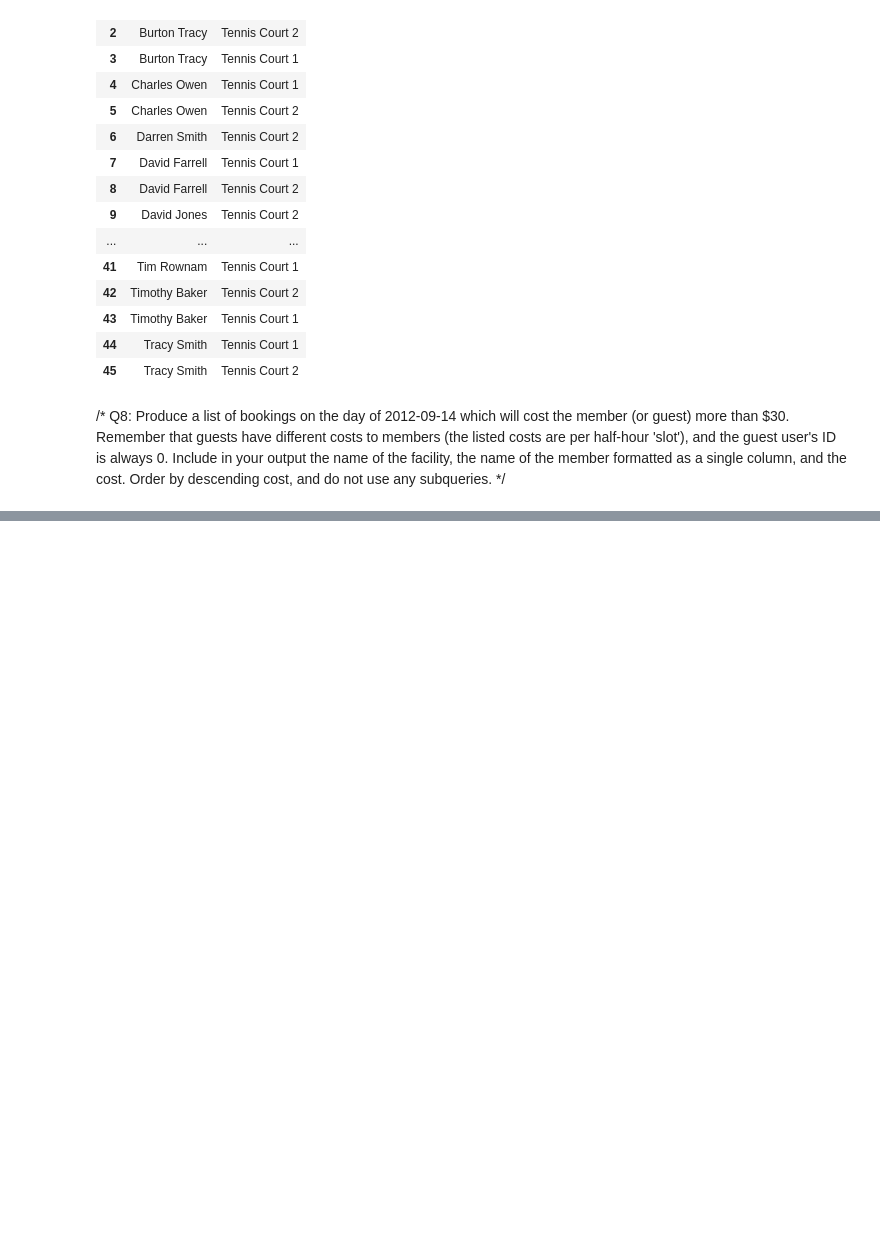
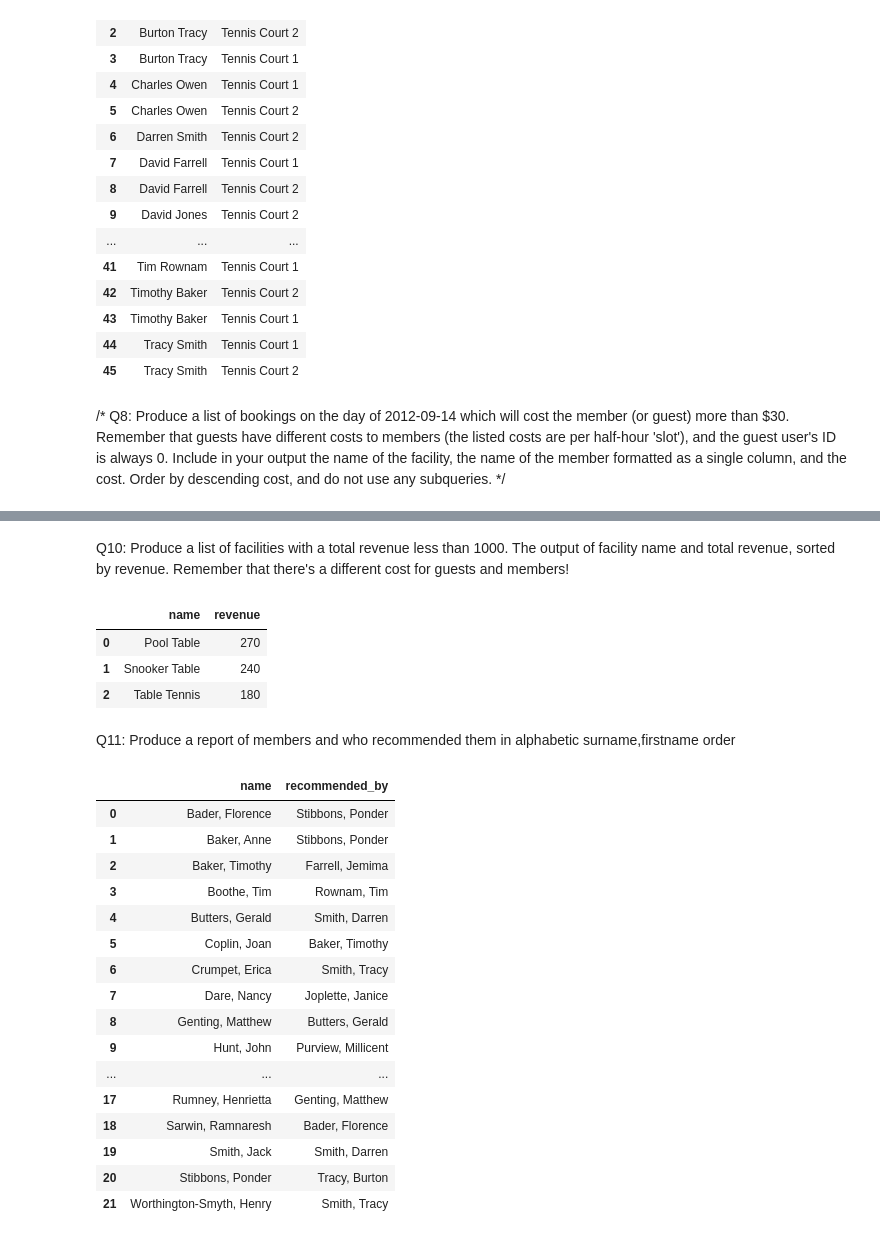
Before and after one commit to rafogi/sqlLite, a Jupyter notebook: SQLFiles Tier 2/Untitled.ipynb, the cells around one changed output, grey strips where cells are left out. Saved outputs shown, nothing was run; the diff lists cells and outputs as text; code cells hidden in the pictures; blank space fills up the shorter version.

```diff
--- a/SQLFiles Tier 2/Untitled.ipynb
+++ b/SQLFiles Tier 2/Untitled.ipynb
@@ -176,0 +247,70 @@ Order by descending cost, and do not use any subqueries. */
+# %% [markdown]
+Q10: Produce a list of facilities with a total revenue less than 1000.
+The output of facility name and total revenue, sorted by revenue. Remember
+that there's a different cost for guests and members!
+# %%
+#facilities < 1000 revenue
+#facility name , total revenue
+#sorted by revenue
+
+query = '''
+
+WITH book_sub AS (
+SELECT  *,
+CASE WHEN m.memid = 0 THEN f.guestcost * b.slots
+ELSE f.membercost * b.slots END AS booking_cost
+FROM Members as m
+inner join Bookings as b
+ON m.memid = b.memid
+inner join Facilities as f
+ON b.facid = f.facid
+)
+SELECT name, SUM(booking_cost) as revenue
+FROM book_sub
+GROUP BY name
+HAVING revenue < 1000
+order by revenue DESC;
+
+
+
+'''
+
+df10 = pd.read_sql_query(query, con)
+df10
+# %% [output]
+|  | name | revenue |
+| 0 | Pool Table | 270 |
+| 1 | Snooker Table | 240 |
+| 2 | Table Tennis | 180 |
+# %% [markdown]
+Q11: Produce a report of members and who recommended them in alphabetic surname,firstname order
+# %%
+
+query = '''
+SELECT m1.surname ||', ' ||m1.firstname AS name, m2.surname ||', ' ||m2.firstname AS recommended_by
+FROM Members as m1
+LEFT JOIN Members as m2
+WHERE m1.recommendedby = m2.memid
+ORDER BY name;
+'''
+
+df11 = pd.read_sql_query(query, con)
+df11
+# %% [output]
+|  | name | recommended_by |
+| 0 | Bader, Florence | Stibbons, Ponder |
+| 1 | Baker, Anne | Stibbons, Ponder |
+| 2 | Baker, Timothy | Farrell, Jemima |
+| 3 | Boothe, Tim | Rownam, Tim |
+| 4 | Butters, Gerald | Smith, Darren |
+| 5 | Coplin, Joan | Baker, Timothy |
+| 6 | Crumpet, Erica | Smith, Tracy |
+| 7 | Dare, Nancy | Joplette, Janice |
+| 8 | Genting, Matthew | Butters, Gerald |
+| 9 | Hunt, John | Purview, Millicent |
+| ... | ... | ... |
+| 17 | Rumney, Henrietta | Genting, Matthew |
+| 18 | Sarwin, Ramnaresh | Bader, Florence |
+| 19 | Smith, Jack | Smith, Darren |
+| 20 | Stibbons, Ponder | Tracy, Burton |
+| 21 | Worthington-Smyth, Henry | Smith, Tracy |
```
Also changed, not shown: parts of 7 cells of this notebook.
